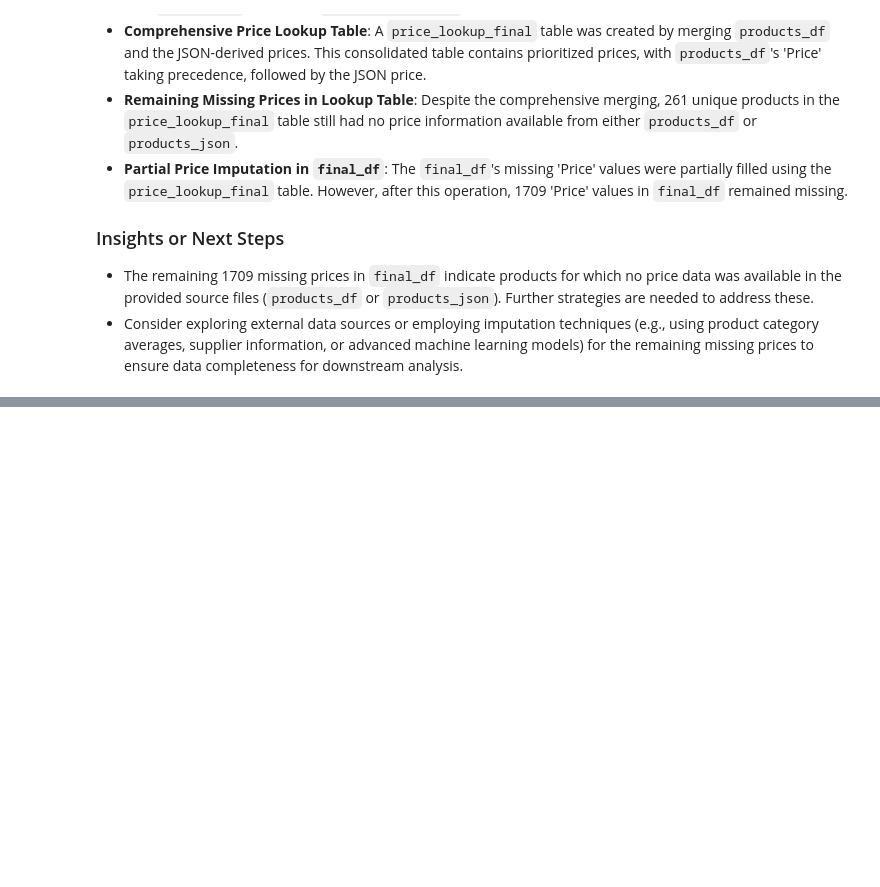
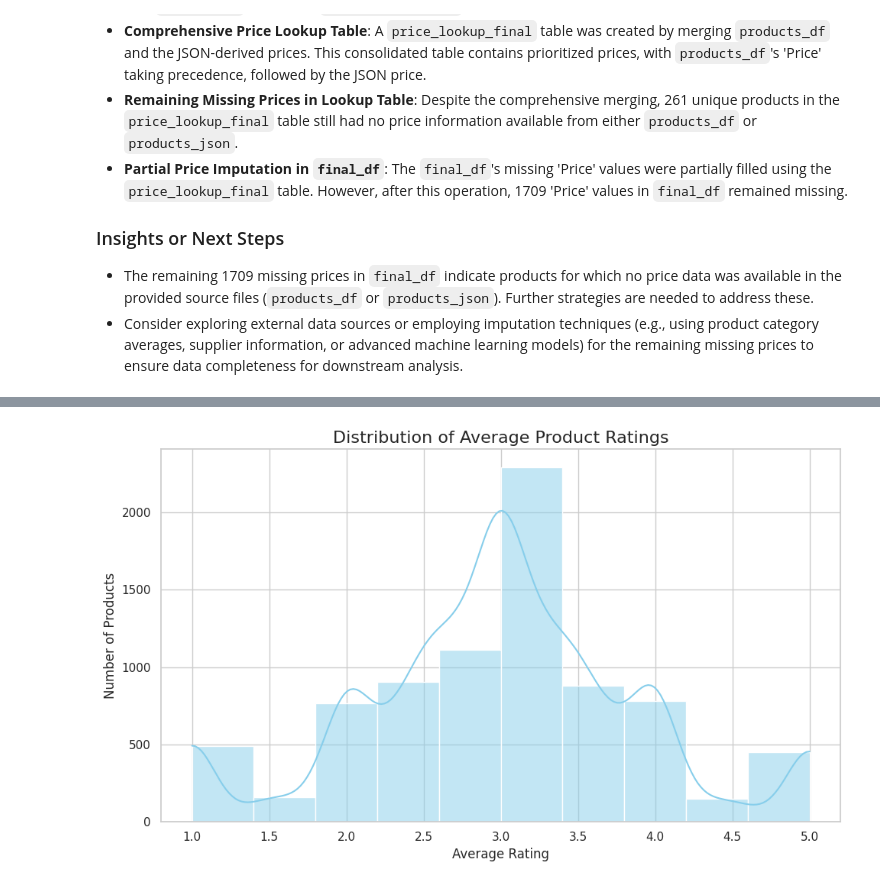
Before and after one commit to Minerva-W/3511419_BD2_Assignment, a Jupyter notebook: BD2_assignment_help.ipynb, the cells around one changed output, grey strips where cells are left out. Cells and saved outputs as stored; diff of their text form; code cells hidden in the pictures; blank space fills up the shorter version.

```diff
--- a/BD2_assignment_help.ipynb
+++ b/BD2_assignment_help.ipynb
@@ -400,0 +504,15 @@ After attempting to price match, check if any 'Price' values are still missing i
+# %%
+import matplotlib.pyplot as plt
+import seaborn as sns
+
+sns.set(style="whitegrid")
+
+plt.figure(figsize=(10, 6))
+sns.histplot(products_df['Av_Score'].dropna(), bins=10, kde=True, color='skyblue')
+plt.title('Distribution of Average Product Ratings', fontsize=16)
+plt.xlabel('Average Rating', fontsize=12)
+plt.ylabel('Number of Products', fontsize=12)
+plt.tight_layout()
+plt.show()
+# %% [output]
+[figure, added]
```
Also changed, not shown: parts of 10 cells of this notebook.
